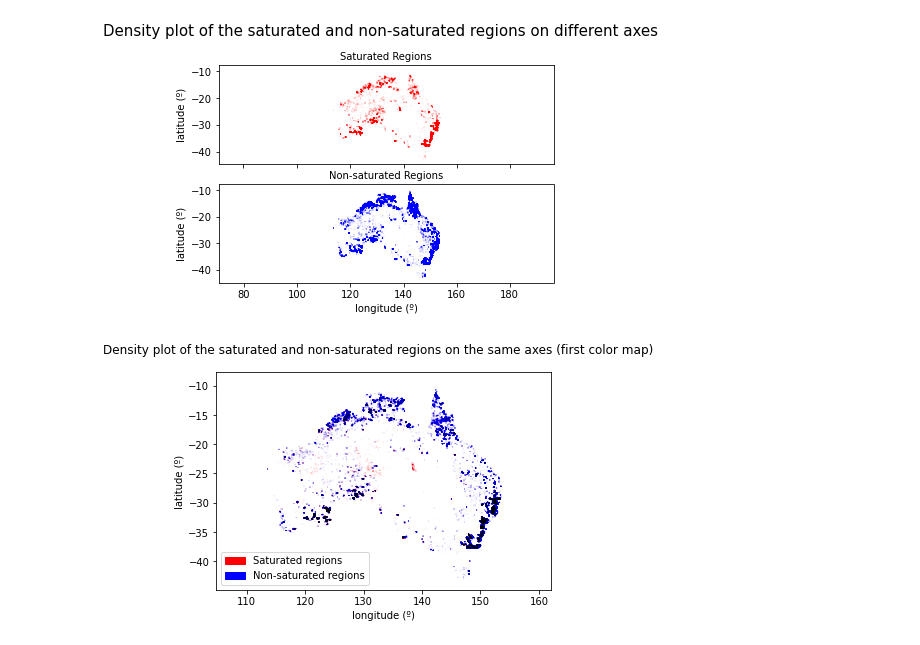
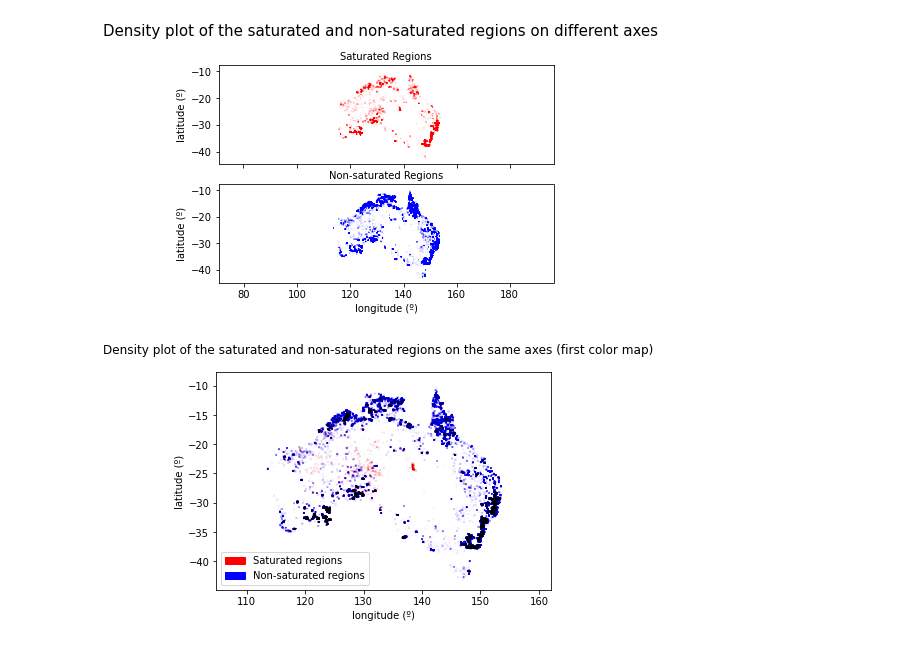
Before and after one commit to ungaroluis/applied-ml-2020, a Jupyter notebook: hw1/main.ipynb, the cells around one changed output. Saved outputs shown, nothing was run; the diff lists cells and outputs as text; code cells hidden in the pictures.

```diff
--- a/hw1/main.ipynb
+++ b/hw1/main.ipynb
@@ -99,19 +99,19 @@ plt.show()
 # %%
 fig, ax = plt.subplots()
 
 fig.suptitle('Density plot of the saturated and non-saturated regions on the same axes (first color map)')
 
 ax.axis('equal')
 ax.set_xlabel('longitude (º)')
 ax.set_ylabel('latitude (º)')
 
-ax.scatter(data.loc[saturated_values, 'longitude'], data.loc[saturated_values, 'latitude'], alpha=.005, s=size.loc[saturated_values], marker='s', color='r')
-ax.scatter(data.loc[~saturated_values, 'longitude'], data.loc[~saturated_values, 'latitude'], alpha=.005, s=size.loc[~saturated_values], marker='s', color='b')
+ax.scatter(data.loc[saturated_values, 'longitude'], data.loc[saturated_values, 'latitude'], alpha=.005, s=4*size.loc[saturated_values], marker='s', color='r')
+ax.scatter(data.loc[~saturated_values, 'longitude'], data.loc[~saturated_values, 'latitude'], alpha=.005, s=4*size.loc[~saturated_values], marker='s', color='b')
 
 sat_legend = ptc.Patch(color='r', label='Saturated regions')
 non_sat_legend = ptc.Patch(color='b', label='Non-saturated regions')
 ax.legend(handles=[sat_legend, non_sat_legend])
 
 plt.show()
 # %% [output]
-[figure, old version]
+[figure, new version]
```
Also changed, not shown: parts of 3 cells of this notebook.
